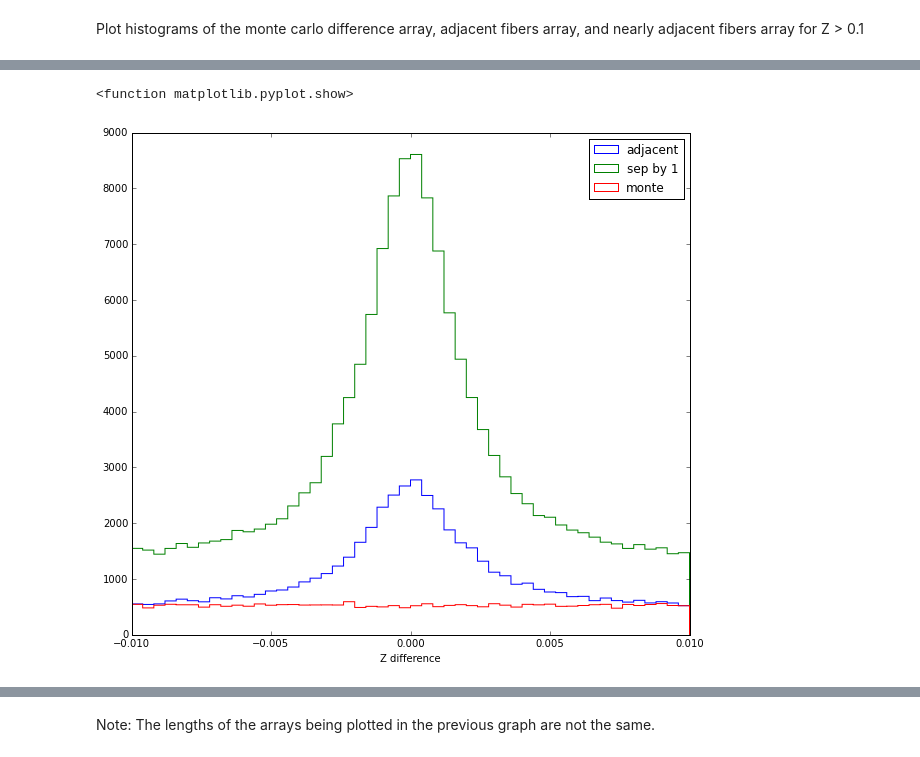
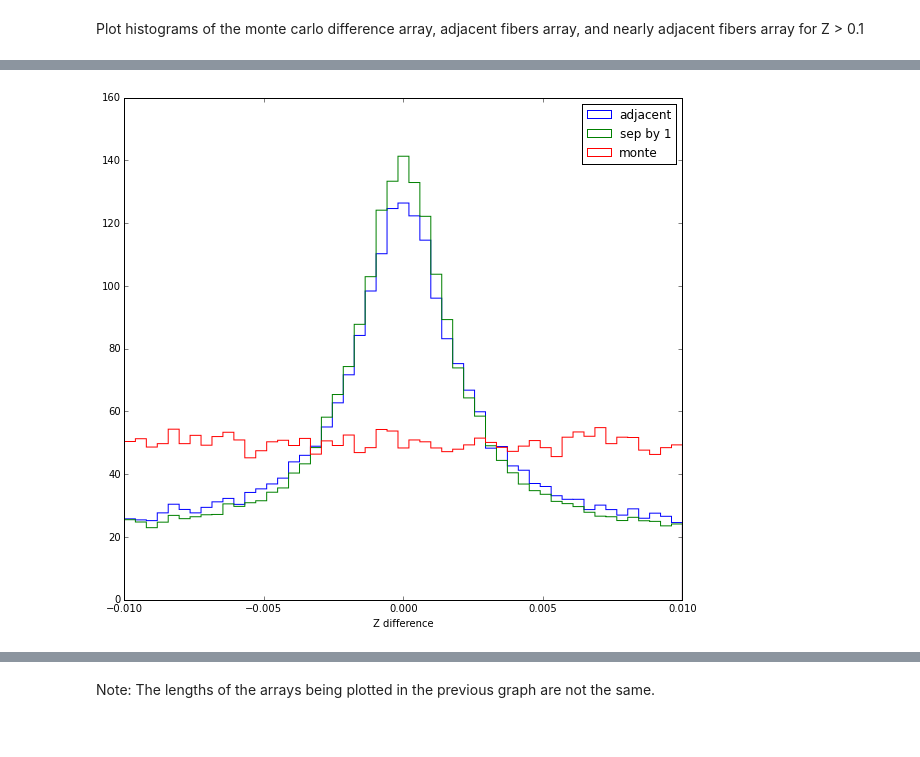
Before and after one commit to kgage/bossghost, a Jupyter notebook: ZChecking.ipynb, the cells around one changed output, grey strips where cells are left out. Drawn from its saved outputs; the diff is of its cells as text; code cells hidden in the pictures.

```diff
--- a/ZChecking.ipynb
+++ b/ZChecking.ipynb
@@ -206,12 +228,11 @@ Plot histograms of the monte carlo difference array, adjacent fibers array, and
 # %%
 plt.figure(figsize = (10,9))
-plt.hist(info1_1, histtype = 'step', bins = np.linspace(-XMAX,XMAX,51), label = 'adjacent')
-plt.hist(info1_2, histtype = 'step', bins = np.linspace(-XMAX,XMAX,51), label = 'sep by 1')
-plt.hist(a1_1-a1_2, histtype = 'step', bins = np.linspace(-XMAX,XMAX,51), label = 'monte')
+plt.hist(info1_1, histtype = 'step', bins = 51, range = (-XMAX,XMAX), normed = True, label = 'adjacent')
+plt.hist(info1_2, histtype = 'step', bins = 51, range = (-XMAX,XMAX), normed = True, label = 'sep by 1')
+plt.hist(a1_1-a1_2, histtype = 'step', bins = 51, range = (-XMAX,XMAX), normed = True, label = 'monte')
 plt.xlim(-XMAX,XMAX)
 plt.xlabel('Z difference')
 plt.legend()
-plt.show
+plt.show()
 # %% [output]
-<function matplotlib.pyplot.show>
-[figure, old version]
+[figure, new version]
```
Also changed, not shown: parts of 15 cells of this notebook.
